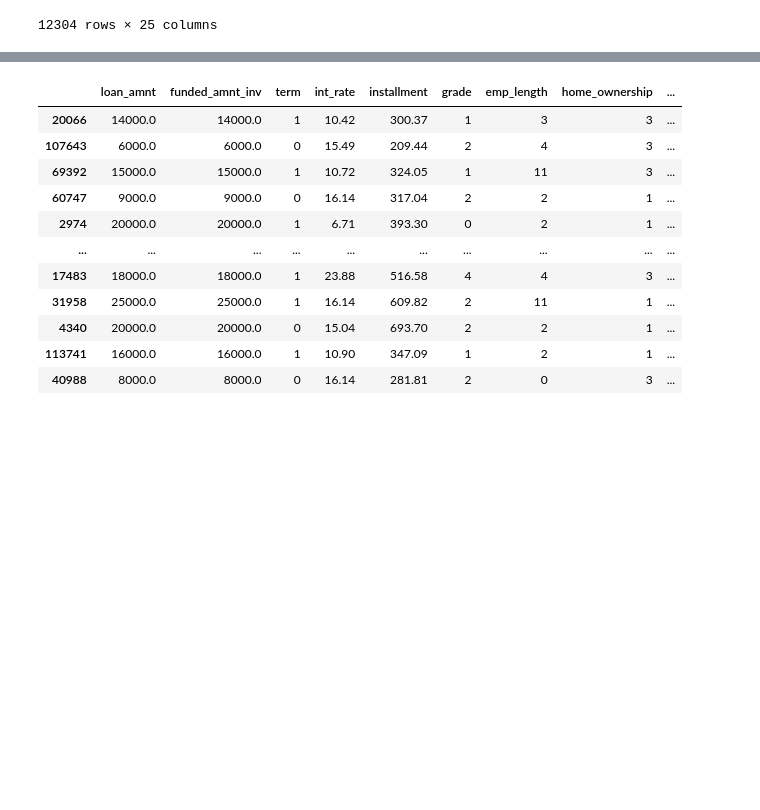
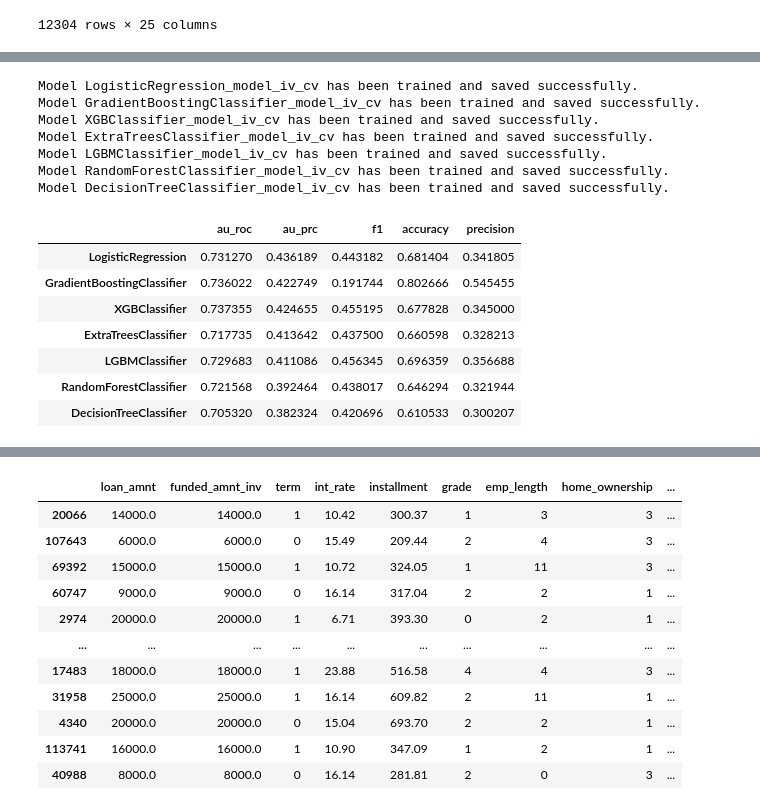
Before and after one commit to hoobys/Reproducible-Research-uni-project, a Jupyter notebook: report.ipynb, the cells around one changed output, grey strips where cells are left out. Saved outputs shown, nothing was run; the diff lists cells and outputs as text; code cells hidden in the pictures; blank space fills up the shorter version.

```diff
--- a/report.ipynb
+++ b/report.ipynb
@@ -239,3 +239,6 @@ X_train
 | 113741 | 1 | 10.90 | 347.09 | 2 | 1 | 1 | 680.0 | ... |
 | 40988 | 0 | 16.14 | 281.81 | 0 | 3 | 1 | 660.0 | ... |
 12304 rows × 25 columns
+# %%
+pos_weight = y_train.value_counts()[0] / y_train.value_counts()[1]
+pos_weight
@@ -246 +376,30 @@ from rr_project.train_models import train_and_save_models
+# %%
+import rr_project.train_models as tm
+from importlib import reload
+from rr_project.train_models import save_model
+reload(tm)
+models_stats = {}
+for i in range(7):
+    models_stats[results.results[i].get_model_name()] = tm.get_classification_scores(results.results[i].best_model, X_test, y_test)
+    save_model(results.results[i].best_model, f'{results.results[i].best_model._final_estimator.__str__().split('(')[0]}_model_iv_cv')
+models_stats = {k: [v.au_roc, v.au_prc, v.f1, v.accuracy, v.precision] for k, v in models_stats.items()}
+index = ['au_roc', 'au_prc', 'f1', 'accuracy', 'precision']
+models_stats = pd.DataFrame(models_stats, index=index)
+pd.DataFrame(models_stats).T
+# %% [output]
+Model LogisticRegression_model_iv_cv has been trained and saved successfully.
+Model GradientBoostingClassifier_model_iv_cv has been trained and saved successfully.
+Model XGBClassifier_model_iv_cv has been trained and saved successfully.
+Model ExtraTreesClassifier_model_iv_cv has been trained and saved successfully.
+Model LGBMClassifier_model_iv_cv has been trained and saved successfully.
+Model RandomForestClassifier_model_iv_cv has been trained and saved successfully.
+Model DecisionTreeClassifier_model_iv_cv has been trained and saved successfully.
+|  | au_roc | au_prc | f1 | accuracy | precision |
+| LogisticRegression | 0.731270 | 0.436189 | 0.443182 | 0.681404 | 0.341805 |
+| GradientBoostingClassifier | 0.736022 | 0.422749 | 0.191744 | 0.802666 | 0.545455 |
+| XGBClassifier | 0.737355 | 0.424655 | 0.455195 | 0.677828 | 0.345000 |
+| ExtraTreesClassifier | 0.717735 | 0.413642 | 0.437500 | 0.660598 | 0.328213 |
+| LGBMClassifier | 0.729683 | 0.411086 | 0.456345 | 0.696359 | 0.356688 |
+| RandomForestClassifier | 0.721568 | 0.392464 | 0.438017 | 0.646294 | 0.321944 |
+| DecisionTreeClassifier | 0.705320 | 0.382324 | 0.420696 | 0.610533 | 0.300207 |
 # %%
```
Also changed, not shown: parts of 12 cells of this notebook, 11 other files.
